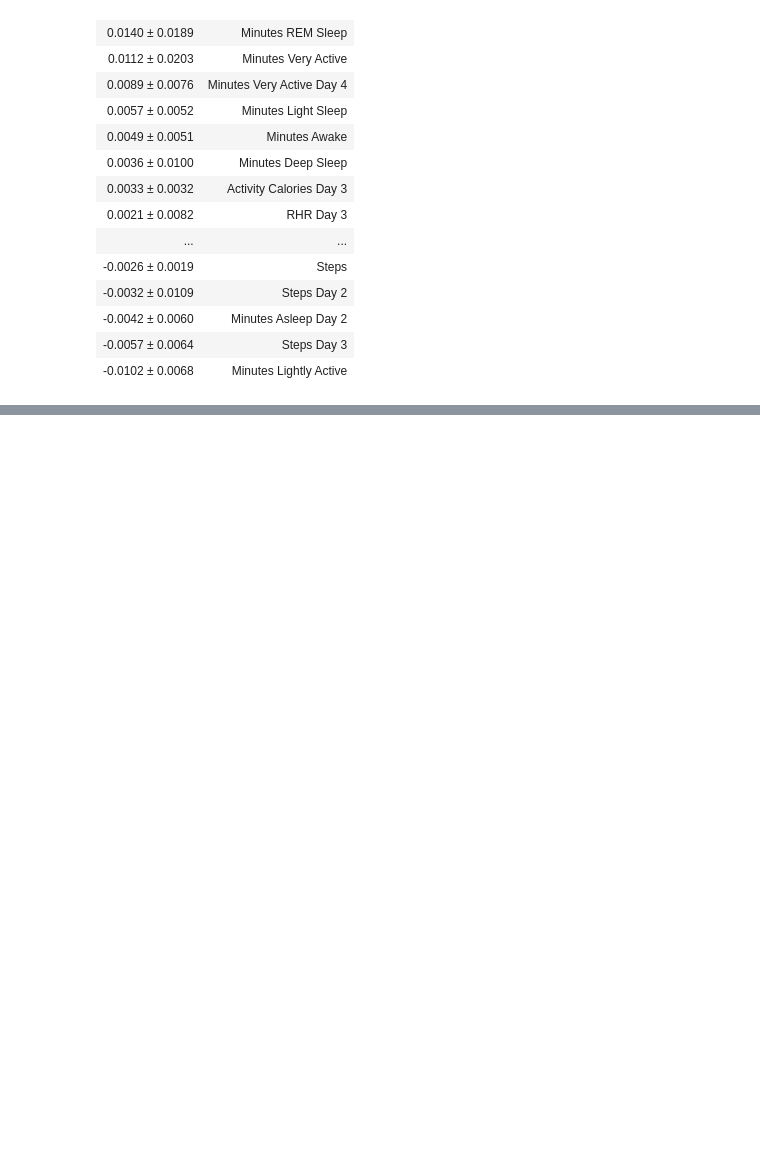
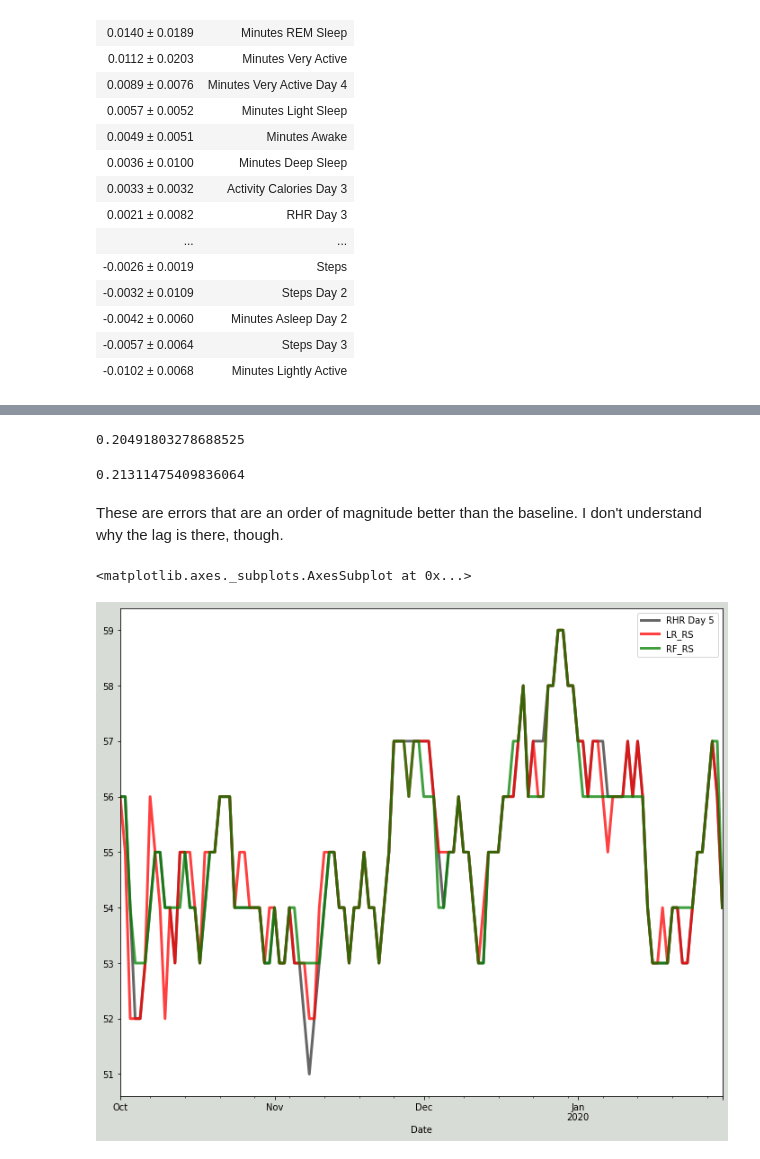
Before and after one commit to NealWhitlock/Fitbit-Prediction-Project, a Jupyter notebook: Fitbit_Predictions.ipynb, the cells around one changed output, grey strips where cells are left out. Saved outputs shown, nothing was run; the diff lists cells and outputs as text; code cells hidden in the pictures; blank space fills up the shorter version.

```diff
--- a/Fitbit_Predictions.ipynb
+++ b/Fitbit_Predictions.ipynb
@@ -756,0 +809,9 @@ eli5.show_weights(
+# %%
+shifts = pd.DataFrame(y_test)
+shifts.index = pd.to_datetime(actual.index)
+shifts['LR'] = y_pred
+shifts['RF'] = y_best_rf_pred
+shifts['LR_RS'] = shifts['LR'].round().shift(-1)
+shifts['RF_RS'] = shifts['RF'].round().shift(-1)
+shifts = shifts.dropna()
+shifts.tail()
@@ -756,0 +826,19 @@ eli5.show_weights(
+# %%
+mean_absolute_error(shifts['LR_RS'], shifts['RHR Day 5'])
+# %% [output]
+0.20491803278688525
+# %%
+mean_absolute_error(shifts['RF_RS'], shifts['RHR Day 5'])
+# %% [output]
+0.21311475409836064
+# %% [markdown]
+These are errors that are an order of magnitude better than the baseline. I don't understand why the lag is there, though.
+# %%
+fig = plt.figure(figsize=(12,10), facecolor='#d8dcd6')
+
+shifts['RHR Day 5'].plot(legend=True, color='black', lw=3, alpha=.6)
+shifts['LR_RS'].plot(legend=True, color='red', lw=3, alpha=.75)
+shifts['RF_RS'].plot(legend=True, color='green', lw=3, alpha=.75)
+# %% [output]
+<matplotlib.axes._subplots.AxesSubplot at 0x...>
+[figure, added]
```
Also changed, not shown: parts of 20 cells of this notebook.
